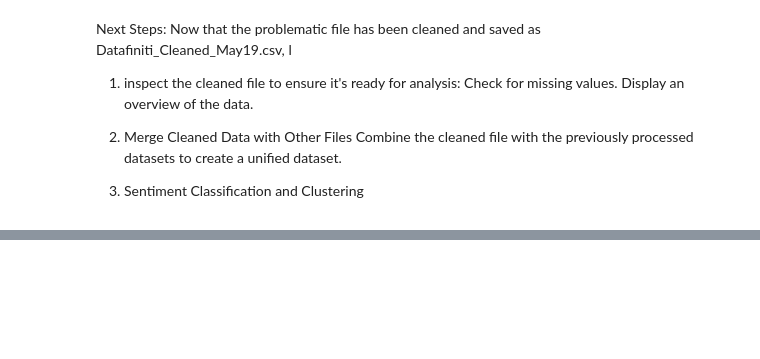
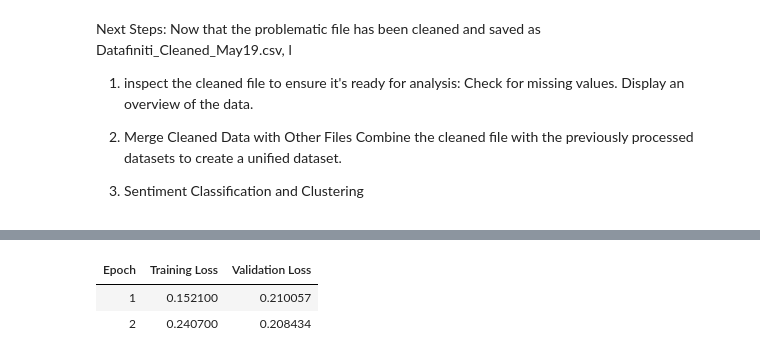
Before and after one commit to Cutie-tee/Roboreviews_project, a Jupyter notebook: reviews_project.ipynb, the cells around one changed output, grey strips where cells are left out. Drawn from its saved outputs; the diff is of its cells as text; code cells hidden in the pictures; blank space fills up the shorter version.

```diff
--- a/reviews_project.ipynb
+++ b/reviews_project.ipynb
@@ -387,0 +170,81 @@ model=AutoModel.from_pretrained("distilbert-base-uncased")
+# %%
+import pandas as pd
+from sklearn.model_selection import train_test_split
+from transformers import AutoTokenizer, AutoModelForSequenceClassification, Trainer, TrainingArguments
+from datasets import Dataset
+
+# Load the preprocessed dataset
+data = pd.read_csv('preprocessed_reviews.csv', low_memory=False)
+
+# Map ratings to sentiment using the given labels
+def map_rating_to_sentiment(rating):
+    if rating > 3:
+        return 2  # Positive
+    elif rating == 3:
+        return 1  # Neutral
+    else:
+        return 0  # Negative
+
+data['sentiment'] = data['reviews.rating'].apply(map_rating_to_sentiment)
+
+# Split data into training and testing sets
+train_texts, test_texts, train_labels, test_labels = train_test_split(
+    data['reviews.text'], data['sentiment'], test_size=0.2, random_state=42
+)
+
+# Convert to Hugging Face Dataset format
+train_df = pd.DataFrame({"text": train_texts, "label": train_labels})
+test_df = pd.DataFrame({"text": test_texts, "label": test_labels})
+
+train_dataset = Dataset.from_pandas(train_df)
+test_dataset = Dataset.from_pandas(test_df)
+
+# Tokenizer and model setup
+model_name = "roberta-base"
+tokenizer = AutoTokenizer.from_pretrained(model_name)
+model = AutoModelForSequenceClassification.from_pretrained(model_name, num_labels=3)  # 3 classes
+
+# Tokenize datasets
+def preprocess_function(examples):
+    return tokenizer(examples["text"], padding="max_length", truncation=True)
+
+train_dataset = train_dataset.map(preprocess_function, batched=True)
+test_dataset = test_dataset.map(preprocess_function, batched=True)
+
+# Training arguments
+training_args = TrainingArguments(
+    output_dir="./results",
+    eval_strategy="epoch",
+    save_strategy="epoch",
+    learning_rate=2e-5,
+    per_device_train_batch_size=8,
+    num_train_epochs=3,
+    weight_decay=0.01,
+    logging_dir='./logs',
+    logging_steps=10,
+    save_total_limit=2,
+    report_to="none"  # Disable W&B and other integrations
+)
+
+import os
+os.environ["WANDB_DISABLED"] = "true"
+
+
+# Define Trainer
+trainer = Trainer(
+    model=model,
+    args=training_args,
+    train_dataset=train_dataset,
+    eval_dataset=test_dataset,
+    tokenizer=tokenizer
+)
+
+# Train the model
+trainer.train()
+
+# Save the fine-tuned model
+model.save_pretrained("./fine_tuned_roberta_sentiment")
+tokenizer.save_pretrained("./fine_tuned_roberta_sentiment")
+
+print("Model fine-tuned and saved successfully!")
+# %% [output]
@@ -387,0 +254,3 @@ model=AutoModel.from_pretrained("distilbert-base-uncased")
+| Epoch | Training Loss | Validation Loss |
+| 1 | 0.152100 | 0.210057 |
+| 2 | 0.240700 | 0.208434 |
```
Also changed, not shown: parts of 19 cells of this notebook.
